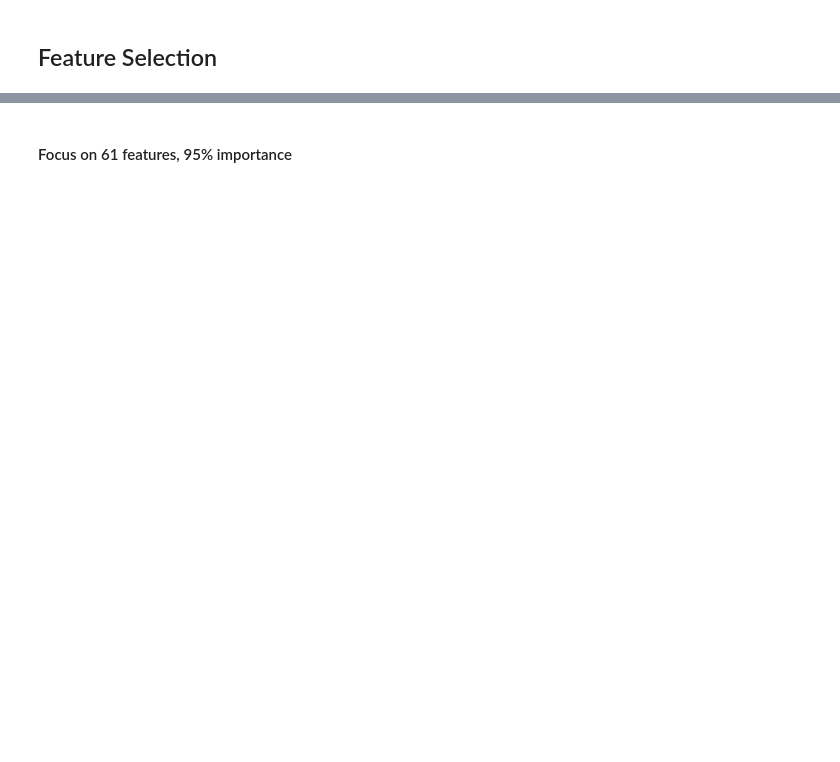
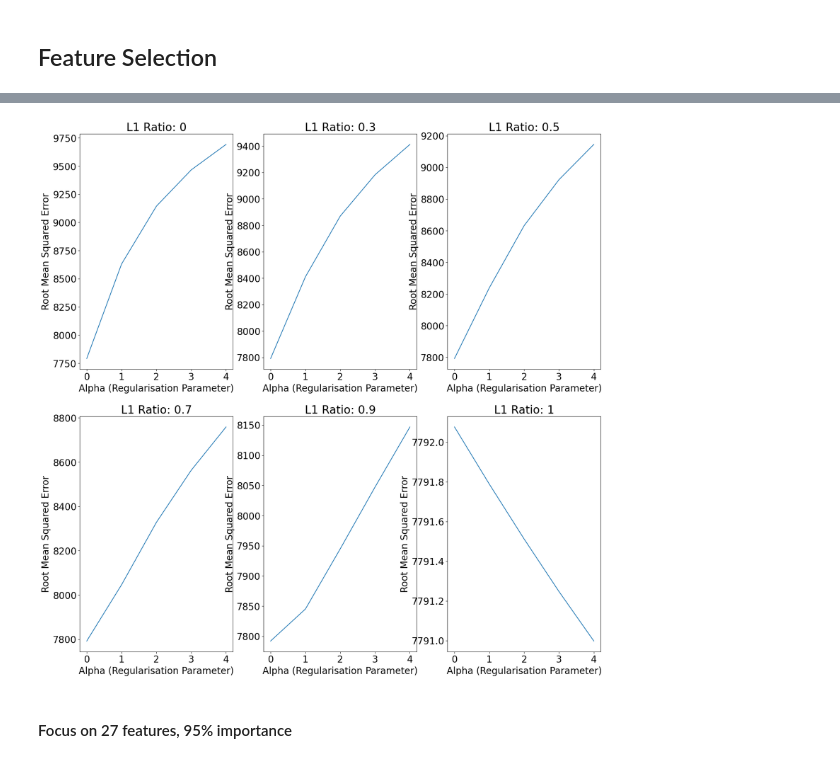
Before and after one commit to cyrilmichino/modeling-income-shares, a Jupyter notebook: college-scorecard-data-analysis.ipynb, the cells around one changed output, grey strips where cells are left out. Saved outputs shown, nothing was run; the diff lists cells and outputs as text; code cells hidden in the pictures; blank space fills up the shorter version.

```diff
--- a/college-scorecard-data-analysis.ipynb
+++ b/college-scorecard-data-analysis.ipynb
@@ -928,14 +1017,16 @@ print(np.sqrt(-1*reg.best_score_), reg.best_params_)
 # %%
-plt.figure(figsize=(20,10))
+plt.figure(figsize=(20,20))
 
 for i in range(len(reg.cv_results_['param_alpha'].data[::5])):
     plt.subplot(2,3,i+1)
     plt.plot(reg.cv_results_['param_alpha'].data[i::6],np.sqrt(-1 * reg.cv_results_['mean_test_score'][i::6]))
     plt.title(f"L1 Ratio: {reg.cv_results_['param_l1_ratio'].data[i::6][0]}")
     plt.xlabel('Alpha (Regularisation Parameter)')
     plt.ylabel('Root Mean Squared Error')
+# %% [output]
+[figure, added]
 # %% [markdown]
-#### Focus on 61 features, 95% importance
+#### Focus on 27 features, 95% importance
 # %%
 X = data[importances['features'][np.cumsum(importances['values'])<=0.95]]
 y = data['MN_EARN_WNE_P6']
```
Also changed, not shown: parts of 39 cells of this notebook.
